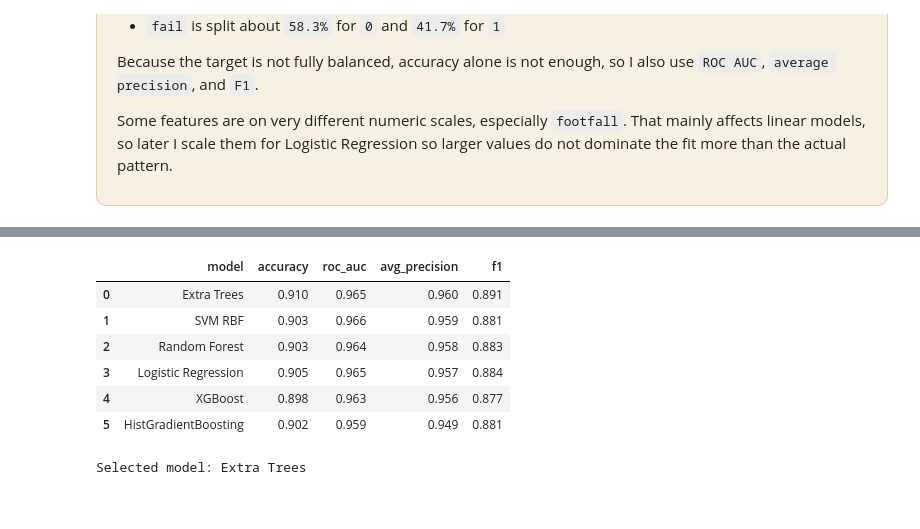
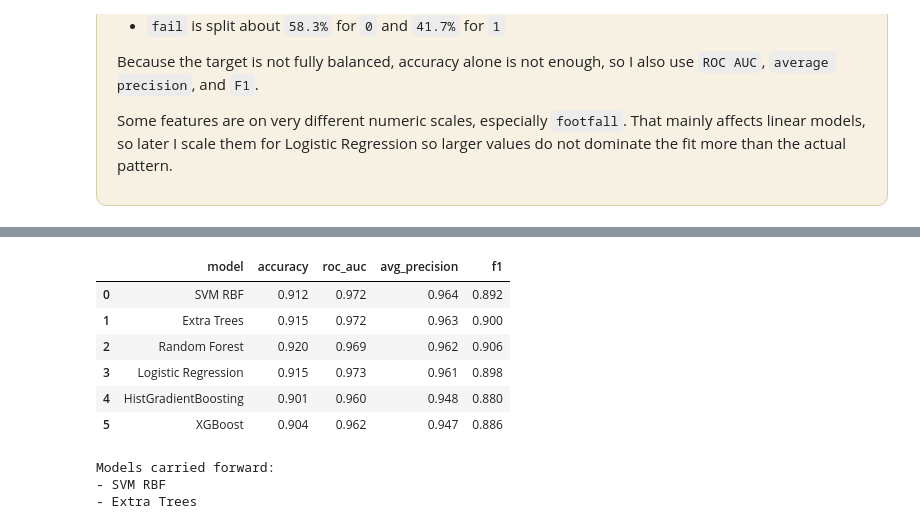
Before and after one commit to patmejia/kaggle_ml, a Jupyter notebook: sensor-failure-decision-system-v1-baseline.ipynb, the cells around one changed output, grey strips where cells are left out. Drawn from its saved outputs; the diff is of its cells as text; code cells hidden in the pictures.

Commit message:
Kaggle Notebook | Sensor Failure V1: What Signals Risk? | Version 10

```diff
--- a/sensor-failure-decision-system-v1-baseline.ipynb
+++ b/sensor-failure-decision-system-v1-baseline.ipynb
@@ -77,6 +94,6 @@ The **predictor columns** are `footfall`, `tempMode`, `AQ`, `USS`, `CS`, `VOC`,
 </div>
 # %%
-def load_data(path, target):
+def load_data(path: str, target: str) -> pd.DataFrame:
     df = pd.read_csv(path)
 
     if df.empty:
@@ -199,5 +225,5 @@ I also stratify the split, so the failure rate stays almost the same across the
 # %%
-X_train, X_test, y_train, y_test = train_test_split(
+X_train_full, X_test, y_train_full, y_test = train_test_split(
     X,
     y,
     test_size=TEST_SIZE,
@@ -205,10 +231,18 @@ X_train, X_test, y_train, y_test = train_test_split(
     stratify=y
 )
 
+X_train, X_val, y_train, y_val = train_test_split(
+    X_train_full,
+    y_train_full,
+    test_size=VALIDATION_SIZE,
+    random_state=RANDOM_STATE,
+    stratify=y_train_full
+)
+
 split_summary = pd.DataFrame({
-    "set": ["full data", "train", "test"],
-    "rows": [len(y), len(y_train), len(y_test)],
-    "failure rate": [y.mean(), y_train.mean(), y_test.mean()]
+    "set": ["full data", "train", "validation", "test"],
+    "rows": [len(y), len(y_train), len(y_val), len(y_test)],
+    "failure rate": [y.mean(), y_train.mean(), y_val.mean(), y_test.mean()]
 })
 
 split_summary["failure rate"] = split_summary["failure rate"].map(lambda v: f"{v:.1%}")
@@ -286,6 +326,8 @@ def build_pipeline(model_name):
         ])
 
     if model_name == "XGBoost":
+        if not HAS_XGBOOST:
+            raise ValueError("XGBoost is not installed in this runtime")
         return Pipeline([
             ("imputer", SimpleImputer(strategy="median")),
             ("model", XGBClassifier(
@@ -309,8 +351,10 @@ candidate_models = [
     "Extra Trees",
     "HistGradientBoosting",
     "SVM RBF",
-    "XGBoost",
 ]
+
+if HAS_XGBOOST:
+    candidate_models.append("XGBoost")
 
 cv = StratifiedKFold(n_splits=CV_FOLDS, shuffle=True, random_state=RANDOM_STATE)
 benchmark_rows = []
@@ -321,41 +365,49 @@ for model_name in candidate_models:
     scores = cross_validate(
         candidate_pipeline,
         X_train,
         y_train,
         cv=cv,
         scoring=["accuracy", "roc_auc", "average_precision", "f1"],
         n_jobs=-1,
         error_score="raise"
     )
 
     benchmark_rows.append({
         "model": model_name,
         "accuracy": scores["test_accuracy"].mean(),
         "roc_auc": scores["test_roc_auc"].mean(),
         "avg_precision": scores["test_average_precision"].mean(),
         "f1": scores["test_f1"].mean()
     })
 
 benchmark_table = (
     pd.DataFrame(benchmark_rows)
     .sort_values(["avg_precision", "roc_auc"], ascending=False)
     .reset_index(drop=True)
     .round(3)
 )
 
 display(benchmark_table)
 
-selected_model_name = benchmark_table.loc[0, "model"]
-pipeline = build_pipeline(selected_model_name)
-pipeline.fit(X_train, y_train)
+top_models = benchmark_table.loc[:1, "model"].tolist()
+model_pipelines = {}
 
-print(f"Selected model: {selected_model_name}")
+for model_name in top_models:
+    pipeline = build_pipeline(model_name)
+    pipeline.fit(X_train, y_train)
+    model_pipelines[model_name] = pipeline
+
+print("Models carried forward:")
+for model_name in top_models:
+    print(f"- {model_name}")
 # %% [output]
 |  | model | accuracy | roc_auc | avg_precision | f1 |
-| 0 | Extra Trees | 0.910 | 0.965 | 0.960 | 0.891 |
-| 1 | SVM RBF | 0.903 | 0.966 | 0.959 | 0.881 |
-| 2 | Random Forest | 0.903 | 0.964 | 0.958 | 0.883 |
-| 3 | Logistic Regression | 0.905 | 0.965 | 0.957 | 0.884 |
-| 4 | XGBoost | 0.898 | 0.963 | 0.956 | 0.877 |
-| 5 | HistGradientBoosting | 0.902 | 0.959 | 0.949 | 0.881 |
+| 0 | SVM RBF | 0.912 | 0.972 | 0.964 | 0.892 |
+| 1 | Extra Trees | 0.915 | 0.972 | 0.963 | 0.900 |
+| 2 | Random Forest | 0.920 | 0.969 | 0.962 | 0.906 |
+| 3 | Logistic Regression | 0.915 | 0.973 | 0.961 | 0.898 |
+| 4 | HistGradientBoosting | 0.901 | 0.960 | 0.948 | 0.880 |
+| 5 | XGBoost | 0.904 | 0.962 | 0.947 | 0.886 |
-Selected model: Extra Trees
+Models carried forward:
+- SVM RBF
+- Extra Trees
```
Also changed, not shown: parts of 24 cells of this notebook.
